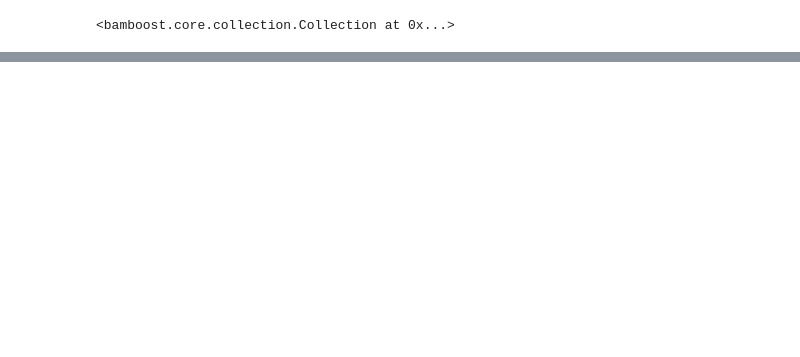
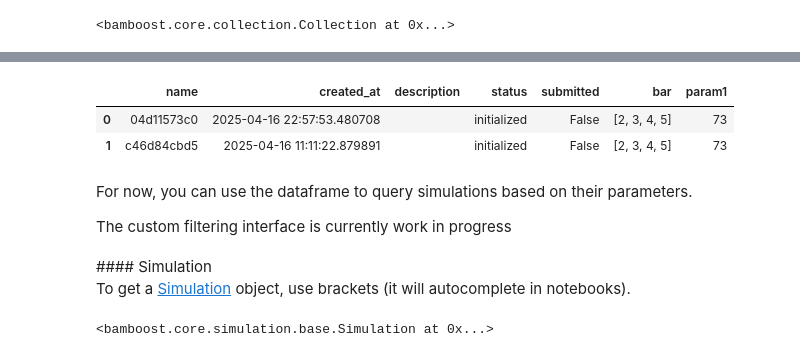
Before and after one commit to zrlf/bamboost-docs, a Jupyter notebook: content/docs/getting_started.ipynb, the cells around one changed output, grey strips where cells are left out. Drawn from its saved outputs; the diff is of its cells as text; code cells hidden in the pictures; blank space fills up the shorter version.

```diff
--- a/content/docs/getting_started.ipynb
+++ b/content/docs/getting_started.ipynb
@@ -96,0 +164,24 @@ plt.plot([1, 2], [3, 4]);
+# %%
+coll = Collection.fromUID["315628DE80"]
+coll.df
+# %% [output]
+|  | name | created_at | description | status | submitted | bar | param1 |
+| 0 | 04d11573c0 | 2025-04-16 22:57:53.480708 |  | initialized | False | [2, 3, 4, 5] | 73 |
+| 1 | c46d84cbd5 | 2025-04-16 11:11:22.879891 |  | initialized | False | [2, 3, 4, 5] | 73 |
+# %% [markdown]
+For now, you can use the dataframe to query simulations based on their parameters.
+
+<Callout type="warn">
+The custom filtering interface is currently work in progress
+</Callout>
+# %% [markdown]
+<Step>
+#### Simulation
+</Step>
+
+To get a [Simulation](/apidocs/core/simulation/base/Simulation) object, use brackets (it will autocomplete in notebooks).
+# %%
+sim = coll["04d11573c0"]
+sim
+# %% [output]
+<bamboost.core.simulation.base.Simulation at 0x...>
```
Also changed, not shown: parts of 17 cells of this notebook, 3 other files.
